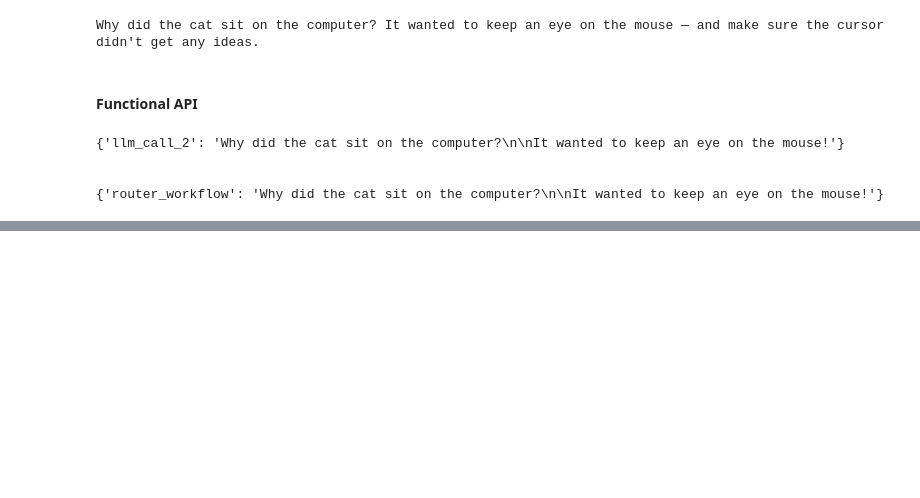
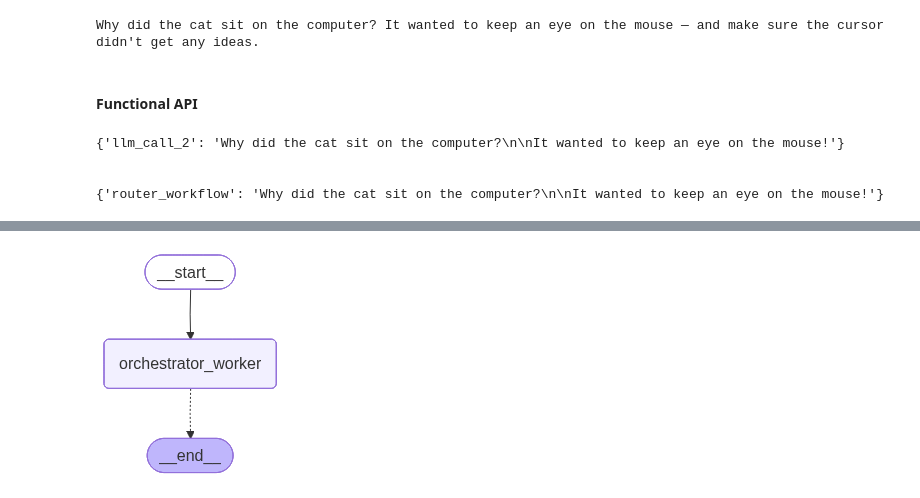
Before and after one commit to harsh-dhandha-simform/GenAI, a Jupyter notebook: langgraph/docs.ipynb, the cells around one changed output, grey strips where cells are left out. Saved outputs shown, nothing was run; the diff lists cells and outputs as text; code cells hidden in the pictures; blank space fills up the shorter version.

Commit message:
gone through docs.ipynb and added a section.

```diff
--- a/langgraph/docs.ipynb
+++ b/langgraph/docs.ipynb
@@ -860,0 +873,23 @@ for step in router_workflow.stream("Write me a joke about cats", stream_mode="up
+# %%
+from typing import Annotated, List
+import operator
+
+
+# Schema for structured output to use in planning
+class Section(BaseModel):
+    name: str = Field(
+        description="Name for this section of the report.",
+    )
+    description: str = Field(
+        description="Brief overview of the main topics and concepts to be covered in this section.",
+    )
+
+
+class Sections(BaseModel):
+    sections: List[Section] = Field(
+        description="Sections of the report.",
+    )
+
+
+# Augment the LLM with schema for structured output
+planner = llm.with_structured_output(Sections)
@@ -860,0 +1124,4 @@ for step in router_workflow.stream("Write me a joke about cats", stream_mode="up
+# %%
+display(Image(orchestrator_worker.get_graph().draw_mermaid_png()))
+# %% [output]
+[figure, added]
```
Also changed, not shown: parts of 106 cells of this notebook.
